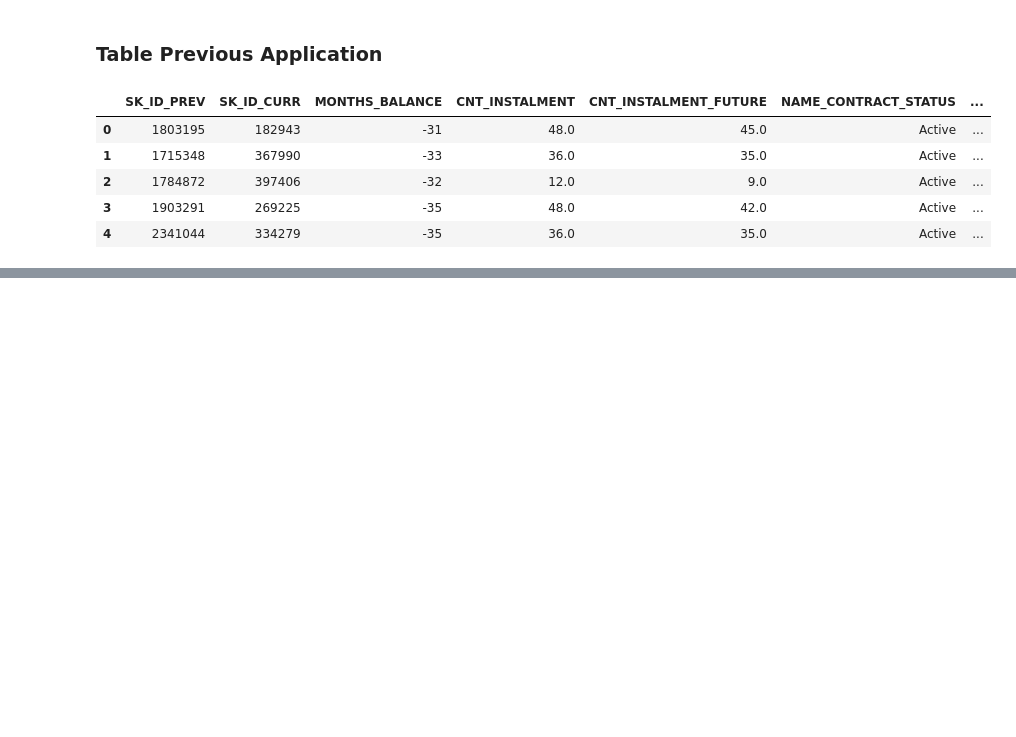
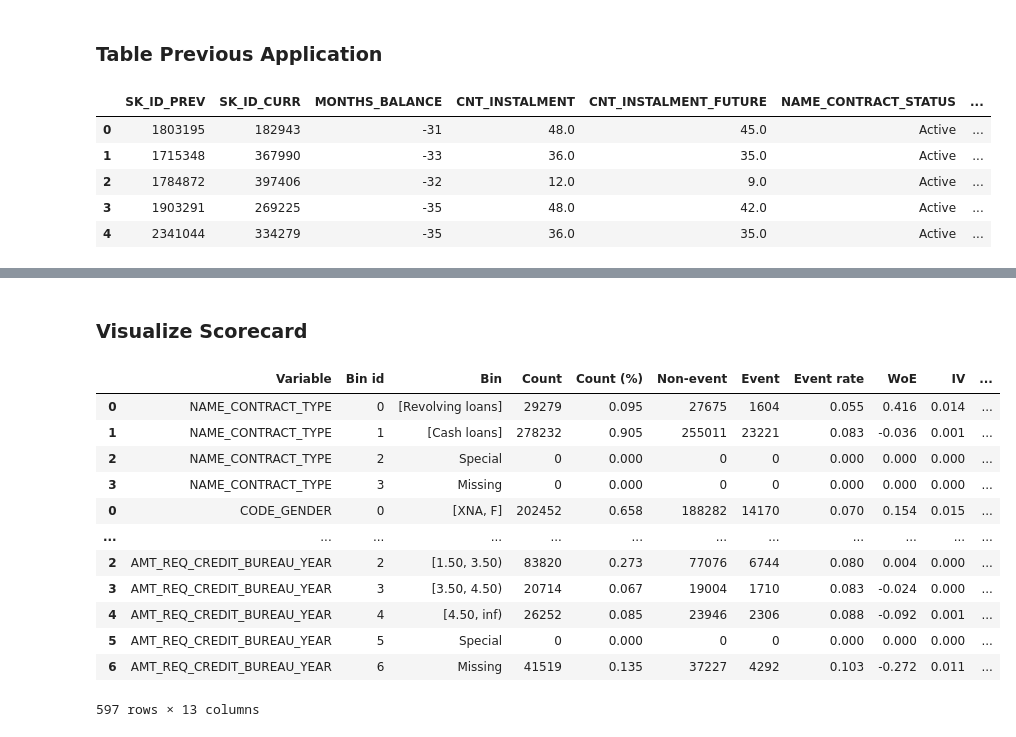
Before and after one commit to GabrielSGoncalves/optbinning_tutorial, a Jupyter notebook: 2020-05-18-gsg-home_credit_risk_with_optbinning.ipynb, the cells around one changed output, grey strips where cells are left out. Saved outputs shown, nothing was run; the diff lists cells and outputs as text; code cells hidden in the pictures; blank space fills up the shorter version.

```diff
--- a/2020-05-18-gsg-home_credit_risk_with_optbinning.ipynb
+++ b/2020-05-18-gsg-home_credit_risk_with_optbinning.ipynb
@@ -97,0 +230,3 @@ df_pos_cash.head()
+# %%
+list_variables = df_application_train.columns.to_list()
+list_variables.remove('TARGET')
@@ -97,0 +277,19 @@ df_pos_cash.head()
+# %% [markdown]
+### Visualize Scorecard
+# %%
+score_card_summary = scorecard_full.table(style="detailed").round(3)
+score_card_summary
+# %% [output]
+|  | Variable | Bin id | Bin | Count | Count (%) | Non-event | Event | Event rate | WoE | IV | ... |
+| 0 | NAME_CONTRACT_TYPE | 0 | [Revolving loans] | 29279 | 0.095 | 27675 | 1604 | 0.055 | 0.416 | 0.014 | ... |
+| 1 | NAME_CONTRACT_TYPE | 1 | [Cash loans] | 278232 | 0.905 | 255011 | 23221 | 0.083 | -0.036 | 0.001 | ... |
+| 2 | NAME_CONTRACT_TYPE | 2 | Special | 0 | 0.000 | 0 | 0 | 0.000 | 0.000 | 0.000 | ... |
+| 3 | NAME_CONTRACT_TYPE | 3 | Missing | 0 | 0.000 | 0 | 0 | 0.000 | 0.000 | 0.000 | ... |
+| 0 | CODE_GENDER | 0 | [XNA, F] | 202452 | 0.658 | 188282 | 14170 | 0.070 | 0.154 | 0.015 | ... |
+| ... | ... | ... | ... | ... | ... | ... | ... | ... | ... | ... | ... |
+| 2 | AMT_REQ_CREDIT_BUREAU_YEAR | 2 | [1.50, 3.50) | 83820 | 0.273 | 77076 | 6744 | 0.080 | 0.004 | 0.000 | ... |
+| 3 | AMT_REQ_CREDIT_BUREAU_YEAR | 3 | [3.50, 4.50) | 20714 | 0.067 | 19004 | 1710 | 0.083 | -0.024 | 0.000 | ... |
+| 4 | AMT_REQ_CREDIT_BUREAU_YEAR | 4 | [4.50, inf) | 26252 | 0.085 | 23946 | 2306 | 0.088 | -0.092 | 0.001 | ... |
+| 5 | AMT_REQ_CREDIT_BUREAU_YEAR | 5 | Special | 0 | 0.000 | 0 | 0 | 0.000 | 0.000 | 0.000 | ... |
+| 6 | AMT_REQ_CREDIT_BUREAU_YEAR | 6 | Missing | 41519 | 0.135 | 37227 | 4292 | 0.103 | -0.272 | 0.011 | ... |
+597 rows × 13 columns
```
Also changed, not shown: parts of 22 cells of this notebook.
